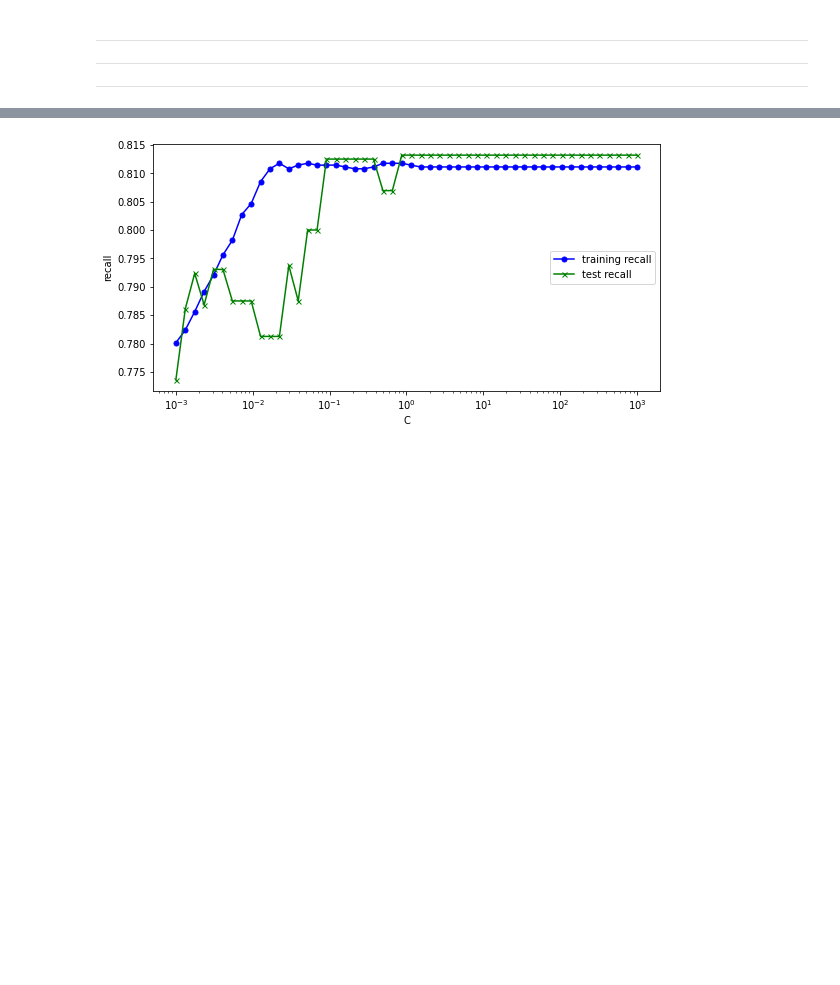
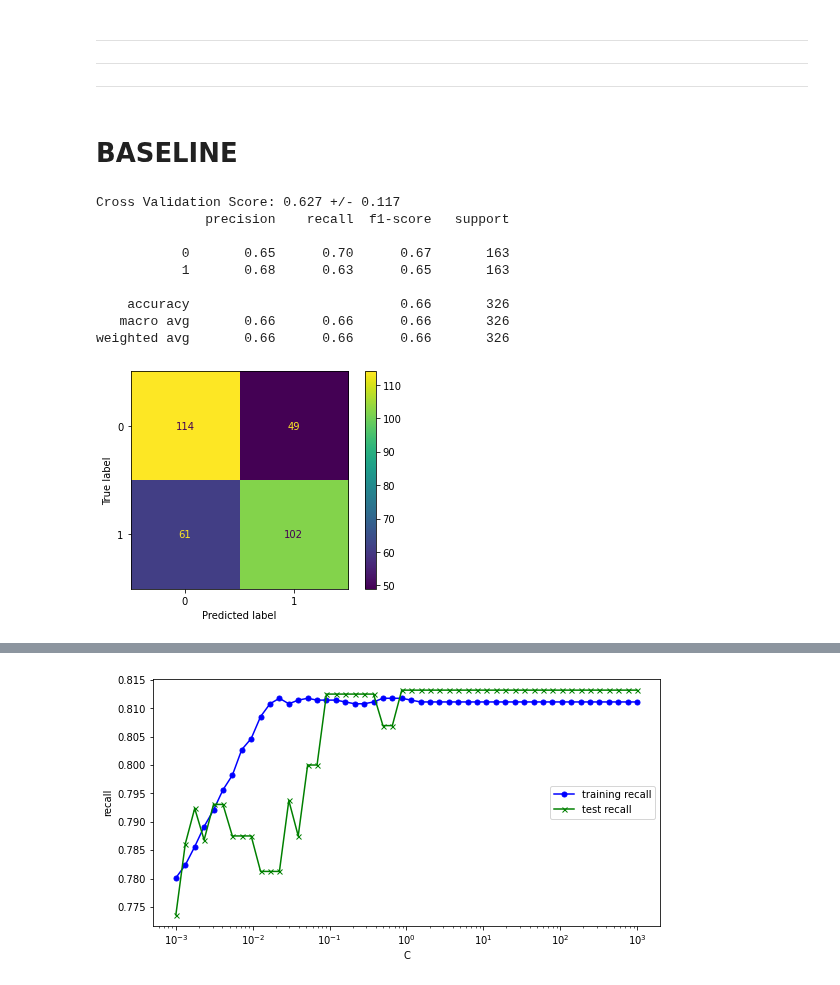
Before and after one commit to JaviCeRodriguez/Heart-Failure-ML, a Jupyter notebook: classification_v2.ipynb, the cells around one changed output, grey strips where cells are left out. Cells and saved outputs as stored; diff of their text form; code cells hidden in the pictures; blank space fills up the shorter version.

```diff
--- a/classification_v2.ipynb
+++ b/classification_v2.ipynb
@@ -161,7 +161,32 @@ def plt_eb (model,rmax):
     plt.title("Mean: {:.3f}+/-{:.3f}".format(np.mean(means),np.mean(errors)))
     plt.ylim((0,1.1))
     plt.errorbar(x=range(2,rmax),y=means,yerr=errors,fmt="-o")
+# %%
+def model_setup (model):
+    model.fit(feat_train,targ_train)
+    scoring = cross_val_score(model, feat_train, targ_train,cv=10, scoring=score_metric)
+    print("Cross Validation Score: {:.3f} +/- {:.3f}".format(scoring.mean(),scoring.std()))
+    predicted = cross_val_predict(model,feat_train,targ_train,cv=10)
+    print(classification_report(targ_train, predicted))
+    cm = confusion_matrix(targ_train, predicted)
+    disp = ConfusionMatrixDisplay(confusion_matrix=cm)
+    disp.plot()
 # %% [markdown]
 ---
 ---
 ---
+# %% [markdown]
+# BASELINE
+# %%
+model_setup(Perceptron(fit_intercept=False, max_iter=40000))
+# %% [output]
+Cross Validation Score: 0.627 +/- 0.117
+              precision    recall  f1-score   support
+
+           0       0.65      0.70      0.67       163
+           1       0.68      0.63      0.65       163
+
+    accuracy                           0.66       326
+   macro avg       0.66      0.66      0.66       326
+weighted avg       0.66      0.66      0.66       326
+[figure, added]
```
Also changed, not shown: parts of 35 cells of this notebook.
